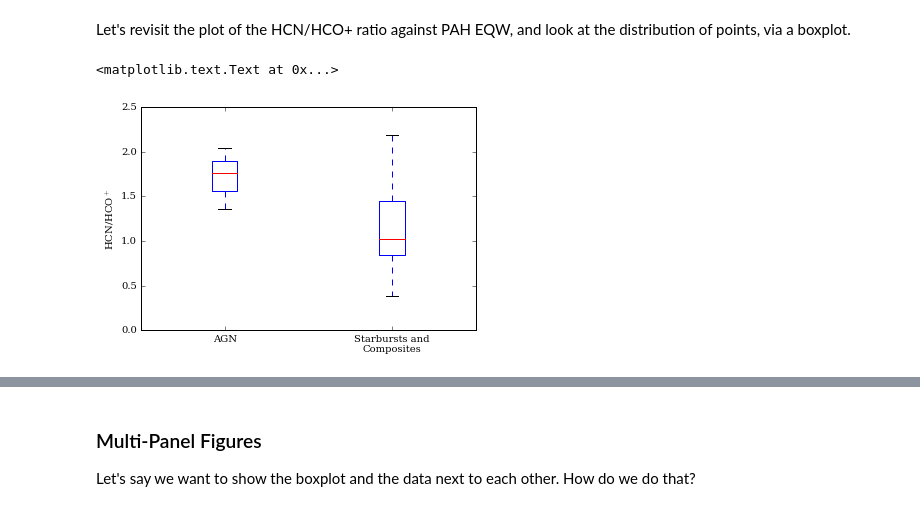
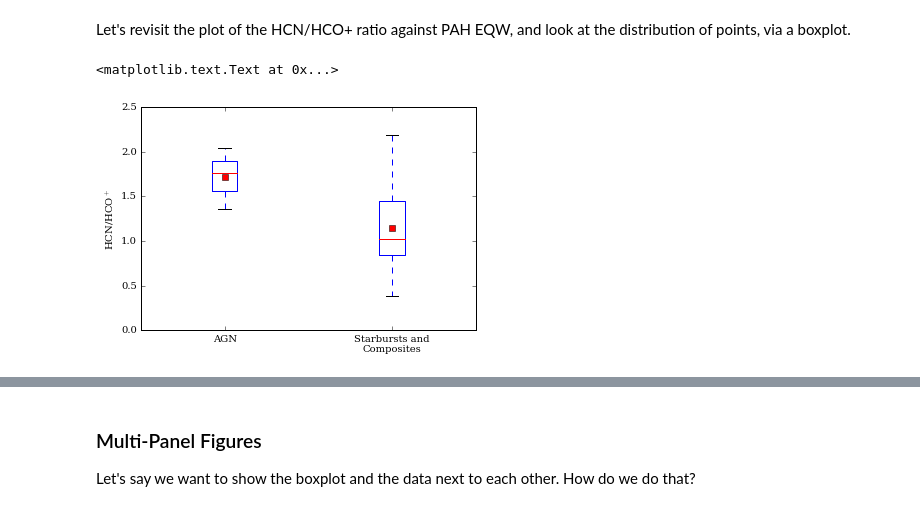
Before and after one commit to pucdata/pythonclub, a Jupyter notebook: sessions/02-numpy_matplotlib/XX - matplotlib_george.ipynb, the cells around one changed output, grey strips where cells are left out. Drawn from its saved outputs; the diff is of its cells as text; code cells hidden in the pictures.

```diff
--- a/sessions/02-numpy_matplotlib/XX - matplotlib_george.ipynb
+++ b/sessions/02-numpy_matplotlib/XX - matplotlib_george.ipynb
@@ -215,8 +215,10 @@ Let's revisit the plot of the HCN/HCO+ ratio against PAH EQW, and look at the di
 # %%
 plt.boxplot([ratio[nolim][data[nolim]['PAH62']<0.2],
              ratio[nolim][data[nolim]['PAH62']>=0.2]],
+            showcaps=True,
+            showmeans=True,
             labels=['AGN', 'Starbursts and\nComposites'])
 plt.ylabel(r'HCN/HCO$^+$')
 # %% [output]
 <matplotlib.text.Text at 0x...>
-[figure, old version]
+[figure, new version]
```
Also changed, not shown: parts of 3 cells of this notebook.
